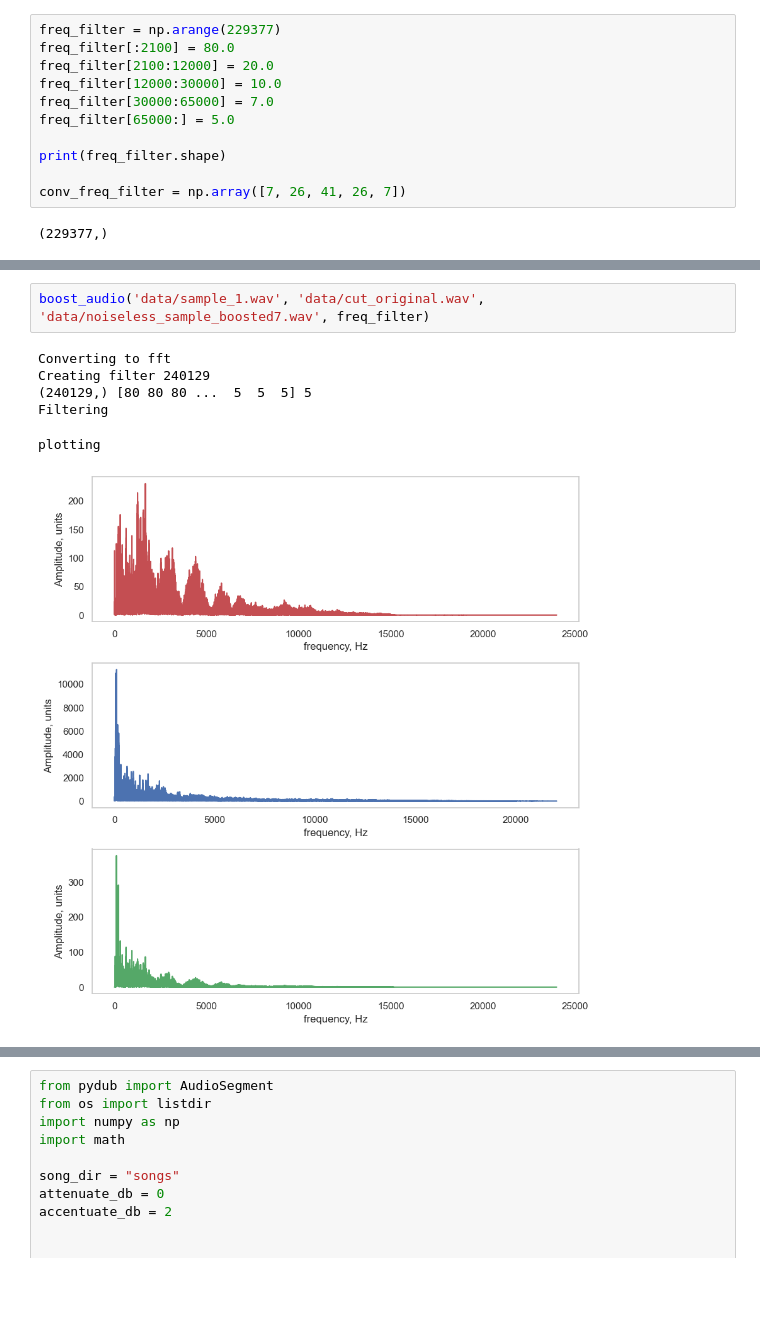
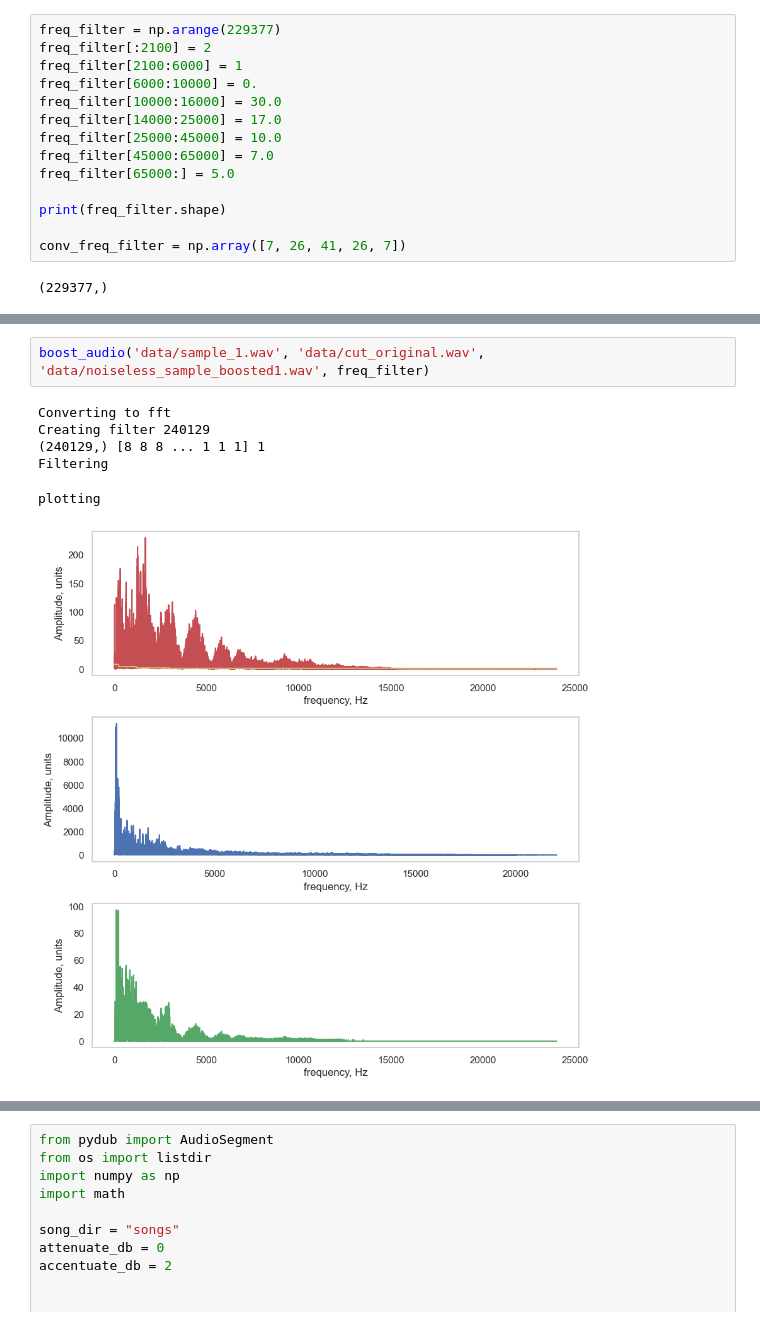
Before and after one commit to Hugand/music-classifier, a Jupyter notebook: music-classfier-frequency-domain-study.ipynb, the cells around one changed output, grey strips where cells are left out. Saved outputs shown, nothing was run; the diff lists cells and outputs as text; blank space fills up the shorter version.

Commit message:
Update frequency domain notebook with better filtering

```diff
--- a/music-classfier-frequency-domain-study.ipynb
+++ b/music-classfier-frequency-domain-study.ipynb
@@ -148,10 +124,13 @@ def create_filter(fft_spectrum):
     return freq_filter
 # %%
 freq_filter = np.arange(229377)
-freq_filter[:2100] = 80.0
-freq_filter[2100:12000] = 20.0
-freq_filter[12000:30000] = 10.0
-freq_filter[30000:65000] = 7.0
+freq_filter[:2100] = 2
+freq_filter[2100:6000] = 1
+freq_filter[6000:10000] = 0.
+freq_filter[10000:16000] = 30.0
+freq_filter[14000:25000] = 17.0
+freq_filter[25000:45000] = 10.0
+freq_filter[45000:65000] = 7.0
 freq_filter[65000:] = 5.0
 
 print(freq_filter.shape)
@@ -170,9 +154,9 @@ Text(0, 0.5, 'Amplitude, units')
 # %%
-boost_audio('data/sample_1.wav', 'data/cut_original.wav', 'data/noiseless_sample_boosted7.wav', freq_filter)
+boost_audio('data/sample_1.wav', 'data/cut_original.wav', 'data/noiseless_sample_boosted1.wav', freq_filter)
 # %% [output]
 Converting to fft
 Creating filter 240129
-(240129,) [80 80 80 ...  5  5  5] 5
+(240129,) [8 8 8 ... 1 1 1] 1
 Filtering
 plotting
-[figure, old version]
+[figure, new version]
```
Also changed, not shown: parts of 11 cells of this notebook.
